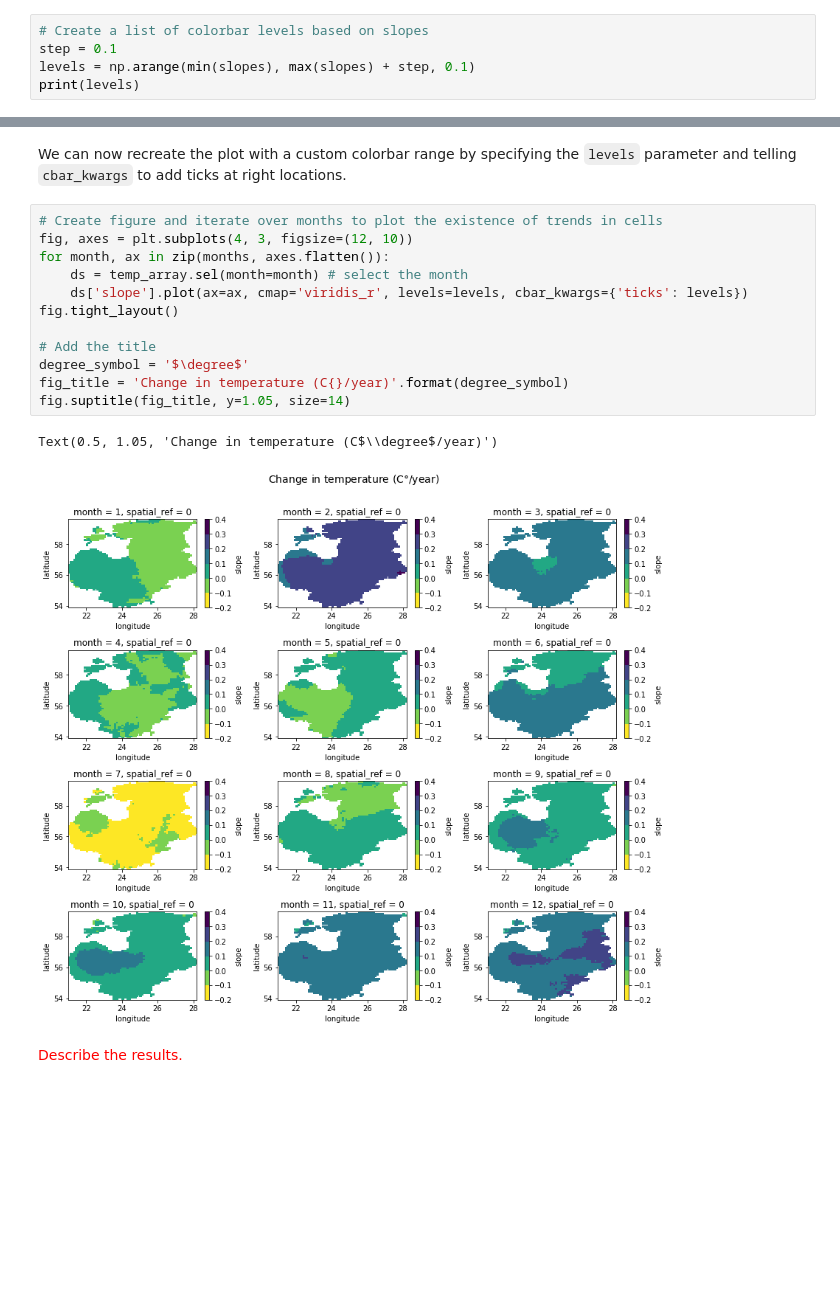
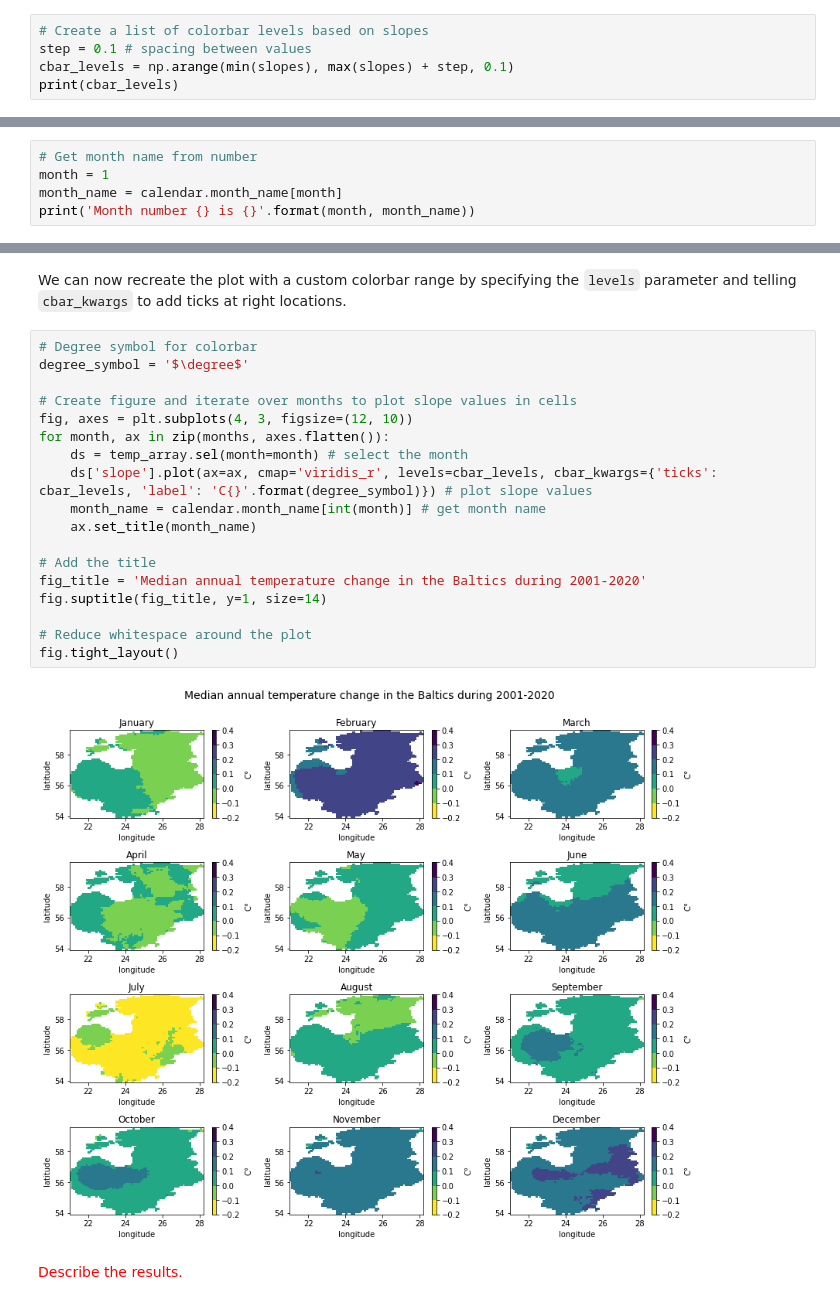
Before and after one commit to LandscapeGeoinformatics/EGU_2021_lgeo_workshops, a Jupyter notebook: SC5.8/EGU2021_Workshop_SC58.ipynb, the cells around one changed output, grey strips where cells are left out. Cells and saved outputs as stored; diff of their text form; blank space fills up the shorter version.

```diff
--- a/SC5.8/EGU2021_Workshop_SC58.ipynb
+++ b/SC5.8/EGU2021_Workshop_SC58.ipynb
@@ -485,8 +568,8 @@ print(slopes)
 Now we can get the colorbar levels by creating a new list based on the minimum and maximum overall slope values.
 # %%
 # Create a list of colorbar levels based on slopes
-step = 0.1
-levels = np.arange(min(slopes), max(slopes) + step, 0.1)
-print(levels)
+step = 0.1 # spacing between values
+cbar_levels = np.arange(min(slopes), max(slopes) + step, 0.1)
+print(cbar_levels)
 # %% [output]
 [-0.2 -0.1  0.   0.1  0.2  0.3  0.4]
@@ -492,0 +578,5 @@ print(levels)
+# %%
+# Get month name from number
+month = 1
+month_name = calendar.month_name[month]
+print('Month number {} is {}'.format(month, month_name))
@@ -493,20 +585,25 @@ print(levels)
 # %% [markdown]
 We can now recreate the plot with a custom colorbar range by specifying the `levels` parameter and telling `cbar_kwargs` to add ticks at right locations.
 # %%
-# Create figure and iterate over months to plot the existence of trends in cells
+# Degree symbol for colorbar
+degree_symbol = '$\degree$'
+
+# Create figure and iterate over months to plot slope values in cells
 fig, axes = plt.subplots(4, 3, figsize=(12, 10))
 for month, ax in zip(months, axes.flatten()):
     ds = temp_array.sel(month=month) # select the month
-    ds['slope'].plot(ax=ax, cmap='viridis_r', levels=levels, cbar_kwargs={'ticks': levels})
-fig.tight_layout()
+    ds['slope'].plot(ax=ax, cmap='viridis_r', levels=cbar_levels, cbar_kwargs={'ticks': cbar_levels, 'label': 'C{}'.format(degree_symbol)}) # plot slope values
+    month_name = calendar.month_name[int(month)] # get month name
+    ax.set_title(month_name)
 
 # Add the title
-degree_symbol = '$\degree$'
-fig_title = 'Change in temperature (C{}/year)'.format(degree_symbol)
-fig.suptitle(fig_title, y=1.05, size=14)
+fig_title = 'Median annual temperature change in the Baltics during 2001-2020'
+fig.suptitle(fig_title, y=1, size=14)
+
+# Reduce whitespace around the plot
+fig.tight_layout()
 # %% [output]
-Text(0.5, 1.05, 'Change in temperature (C$\\degree$/year)')
-[figure, old version]
+[figure, new version]
 # %% [markdown]
 <font color='red'>Describe the results.</font>
 # %% [markdown]
```
Also changed, not shown: parts of 51 cells of this notebook.
